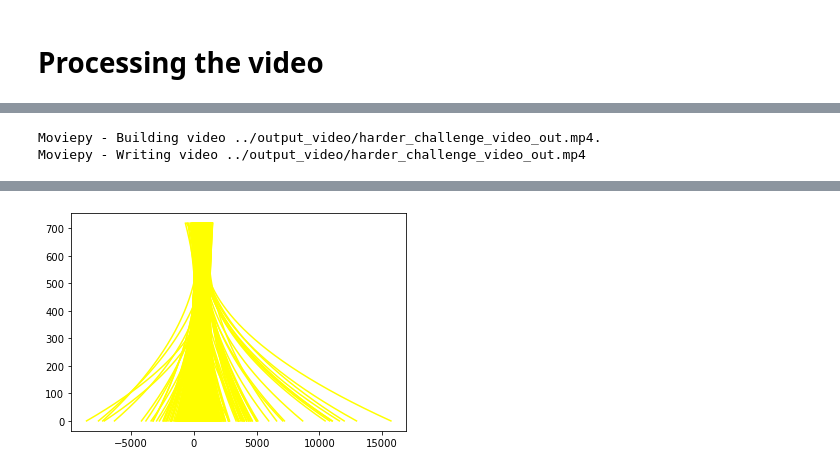
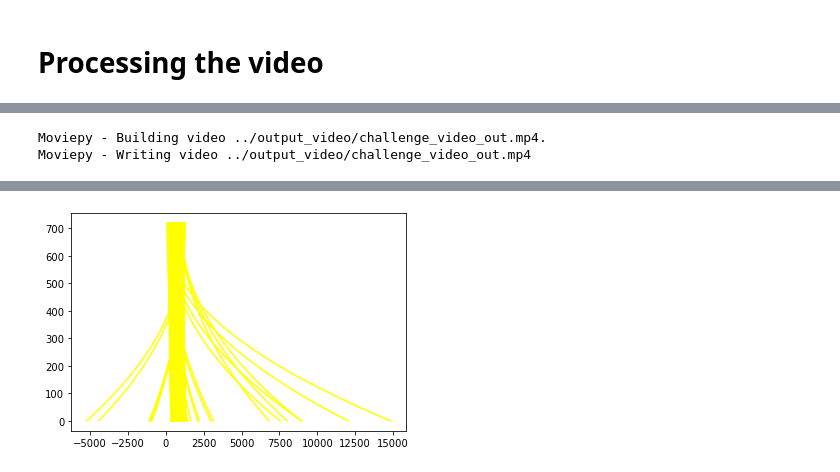
Before and after one commit to KansaiUser/Advanced-Lane-Lines, a Jupyter notebook: code/Video_processing1.ipynb, the cells around one changed output, grey strips where cells are left out. Saved outputs shown, nothing was run; the diff lists cells and outputs as text; code cells hidden in the pictures.

```diff
--- a/code/Video_processing1.ipynb
+++ b/code/Video_processing1.ipynb
@@ -93,13 +61,2 @@ def process_image(image):
-# %%
-def process_image(image):
-    #Here I am going to modify to somehow preserve the ll_f rr_f values
-    #ll_f,rr_f,poly_img,final_img=process2(image,mtx,dist)
-
-    process_image.ll_f,process_image.rr_f,poly_img,final_img= process2(image,mtx,dist,
-                                                                       l_fit=process_image.ll_f,
-                                                                       r_fit=process_image.rr_f)
-
-    process_image.seudo_static+=1
-    return final_img
 # %%
 f = open("../output_video/log.csv", "w")
@@ -129,17 +81,0 @@ Wall time: 4min 45s
-# %%
-f = open("../output_video/log_challenge.csv", "w")
-#process_image.seudo_static=0
-process_image.ll_f=np.array([])
-process_image.rr_f=np.array([])
-video_output = '../output_video/challenge_video_out.mp4'
-## To speed up the testing process you may want to try your pipeline on a shorter subclip of the video
-## To do so add .subclip(start_second,end_second) to the end of the line below
-## Where start_second and end_second are integer values representing the start and end of the subclip
-## You may also uncomment the following line for a subclip of the first 5 seconds
-#clip1 = VideoFileClip("../challenge_video.mp4").subclip(0,5)
-clip1 = VideoFileClip("../challenge_video.mp4")
-
-#clip1 = VideoFileClip("../project_video.mp4")
-video_clip = clip1.fl_image(process_image) #NOTE: this function expects color images!!
-%time video_clip.write_videofile(video_output, audio=False)
-f.close()
@@ -153,15 +82,15 @@ Wall time: 1min 52s
 # %%
-f = open("../output_video/log_harder_challenge.csv", "w")
+f = open("../output_video/log_challenge.csv", "w")
+
 process_image.ll_f=np.array([])
 process_image.rr_f=np.array([])
-video_output = '../output_video/harder_challenge_video_out.mp4'
-clip1 = VideoFileClip("../harder_challenge_video.mp4")
+video_output = '../output_video/challenge_video_out.mp4'
+clip1 = VideoFileClip("../challenge_video.mp4")
 
-#clip1 = VideoFileClip("../project_video.mp4")
-video_clip = clip1.fl_image(process_image) #NOTE: this function expects color images!!
+video_clip = clip1.fl_image(process_image)
 %time video_clip.write_videofile(video_output, audio=False)
 f.close()
 # %% [output]
-Moviepy - Building video ../output_video/harder_challenge_video_out.mp4.
-Moviepy - Writing video ../output_video/harder_challenge_video_out.mp4
+Moviepy - Building video ../output_video/challenge_video_out.mp4.
+Moviepy - Writing video ../output_video/challenge_video_out.mp4
 Moviepy - Done !
@@ -170,2 +99,2 @@ Wall time: 7min 56s
-[figure, old version]
+[figure, new version]
 # %%
```
Also changed, not shown: parts of 8 cells of this notebook, 52 other files.
